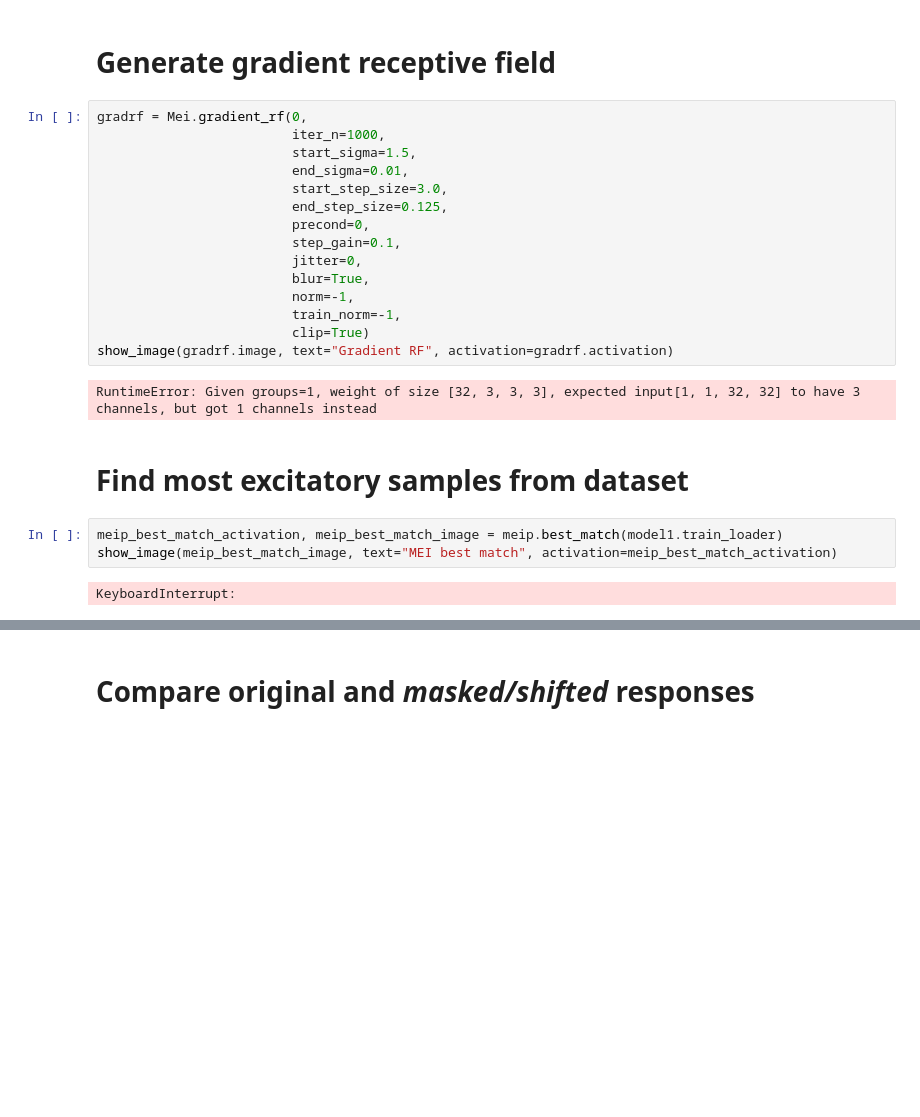
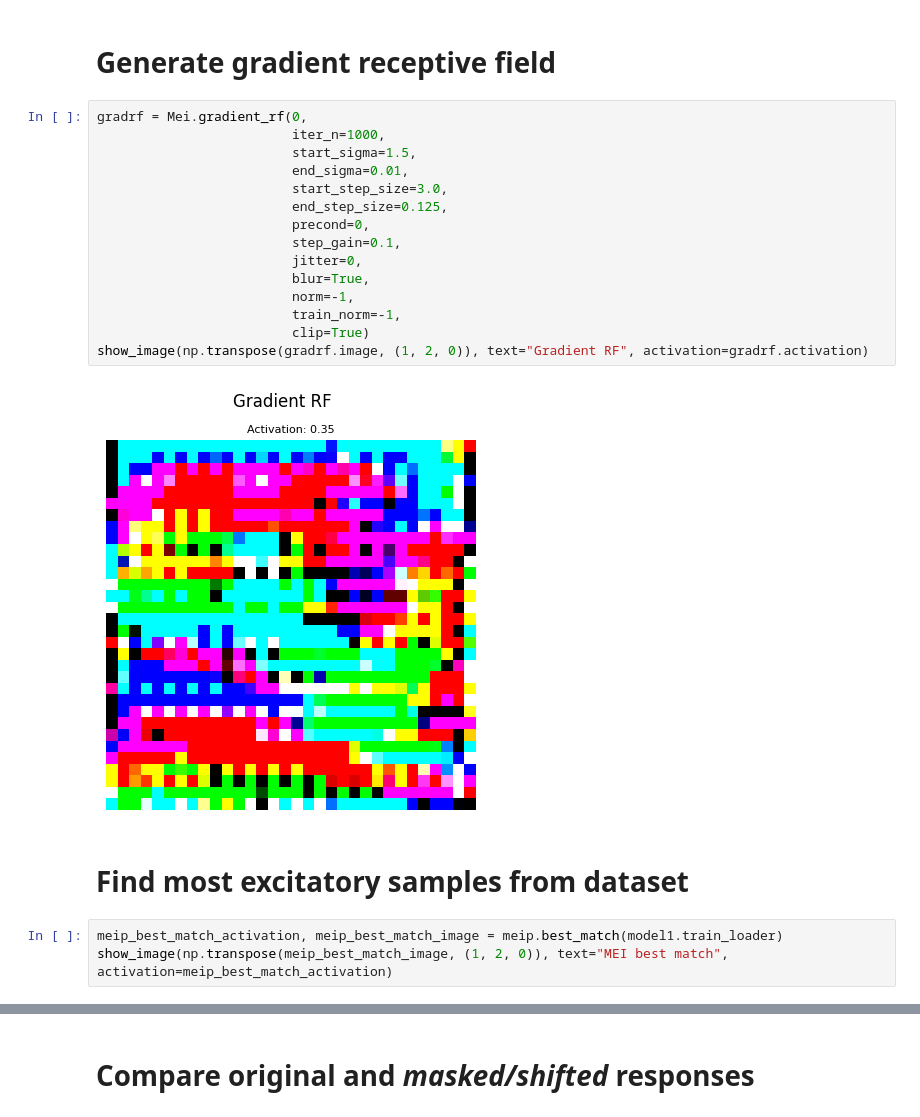
Before and after one commit to lacykaltgr/mei, a Jupyter notebook: examples/example.ipynb, the cells around one changed output, grey strips where cells are left out. Drawn from its saved outputs; the diff is of its cells as text; blank space fills up the shorter version.

```diff
--- a/examples/example.ipynb
+++ b/examples/example.ipynb
@@ -76,24 +76,22 @@ show_image_grid(
 # %%
 gradrf = Mei.gradient_rf(0,
                          iter_n=1000,
                          start_sigma=1.5,
                          end_sigma=0.01,
                          start_step_size=3.0,
                          end_step_size=0.125,
                          precond=0,
                          step_gain=0.1,
                          jitter=0,
                          blur=True,
                          norm=-1,
                          train_norm=-1,
                          clip=True)
-show_image(gradrf.image, text="Gradient RF", activation=gradrf.activation)
+show_image(np.transpose(gradrf.image, (1, 2, 0)), text="Gradient RF", activation=gradrf.activation)
 # %% [output]
-RuntimeError: Given groups=1, weight of size [32, 3, 3, 3], expected input[1, 1, 32, 32] to have 3 channels, but got 1 channels instead
+[figure, added]
 # %% [markdown]
 # Find most excitatory samples from dataset
 # %%
 meip_best_match_activation, meip_best_match_image = meip.best_match(model1.train_loader)
-show_image(meip_best_match_image, text="MEI best match", activation=meip_best_match_activation)
+show_image(np.transpose(meip_best_match_image, (1, 2, 0)), text="MEI best match", activation=meip_best_match_activation)
-# %% [output]
-KeyboardInterrupt:
```
Also changed, not shown: parts of 12 cells of this notebook, 5 other files.
